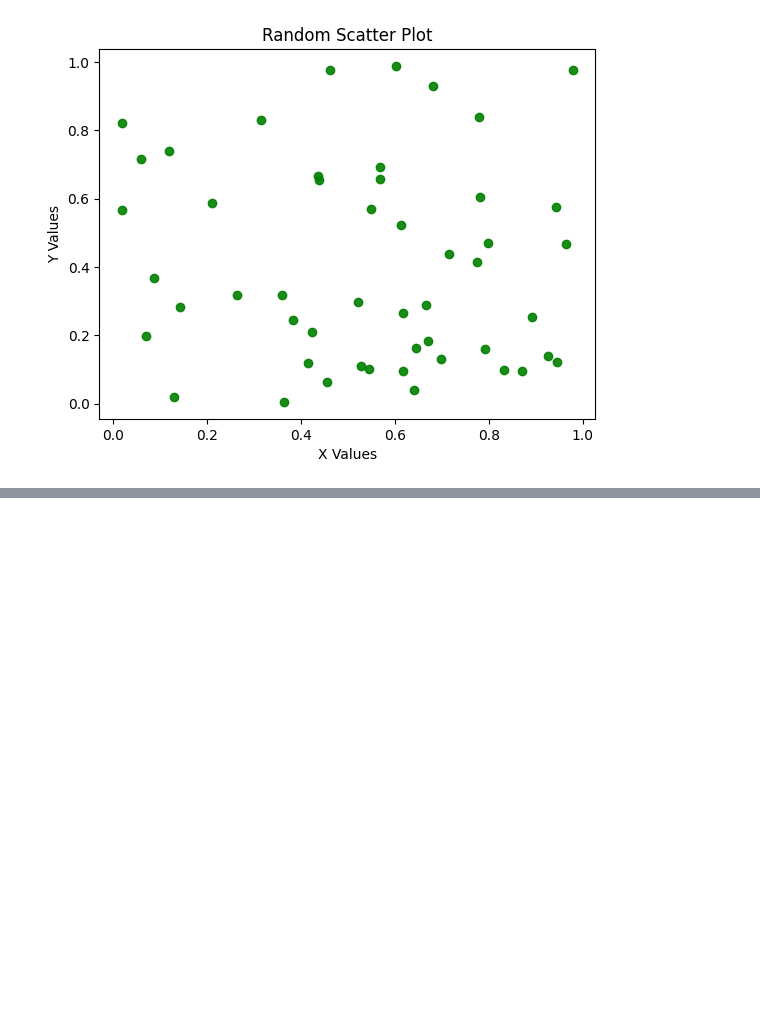
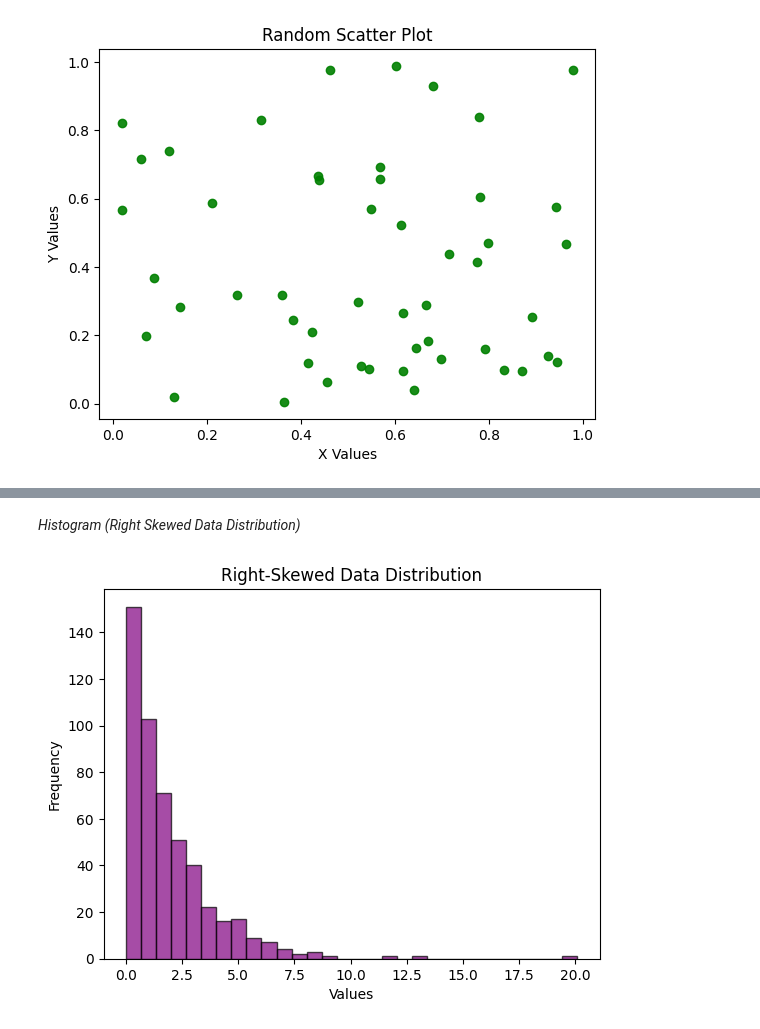
Before and after one commit to Foysalmeazi/Matplotlib, a Jupyter notebook: matplotlibBasics.ipynb, the cells around one changed output, grey strips where cells are left out. Drawn from its saved outputs; the diff is of its cells as text; code cells hidden in the pictures; blank space fills up the shorter version.

```diff
--- a/matplotlibBasics.ipynb
+++ b/matplotlibBasics.ipynb
@@ -87,0 +101,15 @@ plt.show()
+# %% [markdown]
+*Histogram (Right Skewed Data Distribution)*
+# %%
+import numpy as np
+import matplotlib.pyplot as plt
+
+data = np.random.exponential(scale=2, size=500)
+
+plt.hist(data, bins=30, color='purple', edgecolor='black', alpha=0.7)
+plt.title("Right-Skewed Data Distribution")
+plt.xlabel("Values")
+plt.ylabel("Frequency")
+plt.show()
+# %% [output]
+[figure, added]
```
Also changed, not shown: parts of 2 cells of this notebook.
